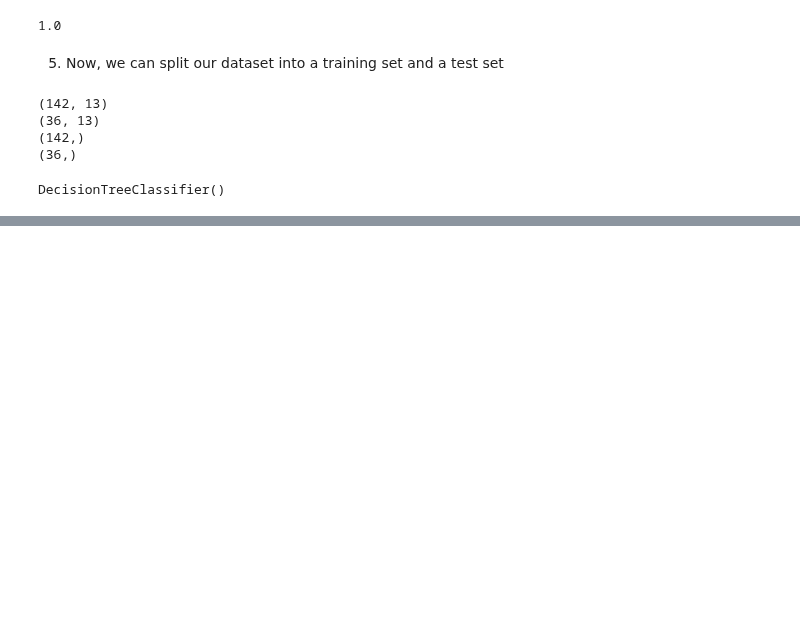
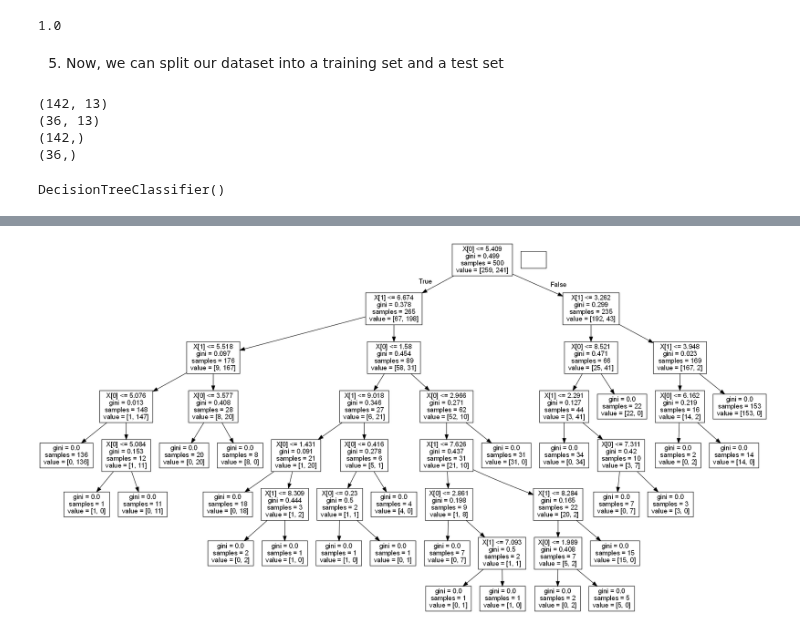
Before and after one commit to Edoch94/data-science-lab-1, a Jupyter notebook: MyRepo/Lab6/Lab6.ipynb, the cells around one changed output, grey strips where cells are left out. Drawn from its saved outputs; the diff is of its cells as text; code cells hidden in the pictures; blank space fills up the shorter version.

```diff
--- a/MyRepo/Lab6/Lab6.ipynb
+++ b/MyRepo/Lab6/Lab6.ipynb
@@ -120,0 +239,23 @@ weighted avg       0.97      0.97      0.97        36
+# %%
+clf_synth = DecisionTreeClassifier()
+
+synth_X = df_synth.iloc[:,[0,1]].to_numpy()
+synth_y = df_synth.iloc[:,2].to_numpy()
+
+# synth_X_train, synth_y_train, synth_X_test, synth_y_test = train_test_split(synth_X, synth_y, stratify=synth_y, train_size=0.8)
+
+# clf_synth = clf_synth.fit(synth_X_train, synth_y_train)
+clf_synth = clf_synth.fit(synth_X, synth_y)
+
+# accuracy_score(synth_y_test, clf_synth.predict(synth_X_test))
+# %%
+import pydot
+from IPython.display import Image
+from sklearn.tree import export_graphviz
+# here, features is a list of names, one for each feature
+# this makes the resulting tree visualization more comprehensible
+dot_code = export_graphviz(clf_synth)
+graph = pydot.graph_from_dot_data(dot_code)
+Image(graph[0].create_png())
+# %% [output]
+[figure, added]
```
Also changed, not shown: parts of 38 cells of this notebook, 1 other file.
